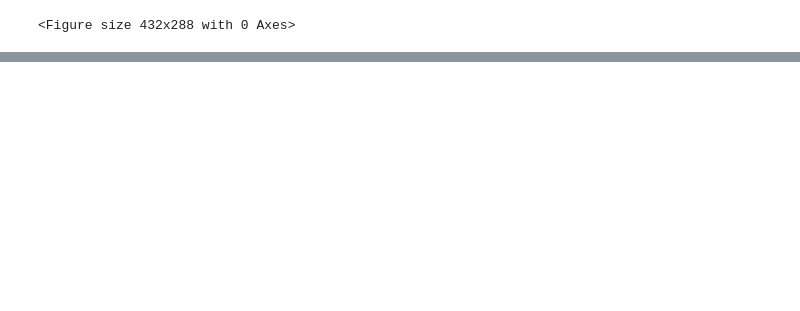
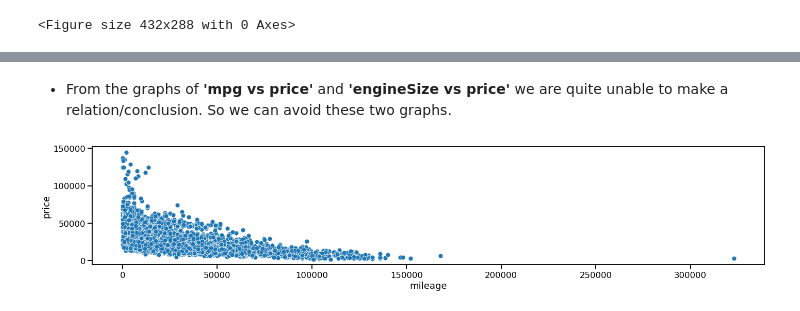
Before and after one commit to tasnimmuna2610/audi_used_car_analysis, a Jupyter notebook: audi_used_car_EDA.ipynb, the cells around one changed output, grey strips where cells are left out. Drawn from its saved outputs; the diff is of its cells as text; code cells hidden in the pictures; blank space fills up the shorter version.

```diff
--- a/audi_used_car_EDA.ipynb
+++ b/audi_used_car_EDA.ipynb
@@ -439,0 +473,12 @@ plt.savefig("AUDI Barplot.png")
+# %% [markdown]
+- From the graphs of **'mpg vs price'** and **'engineSize vs price'** we are quite unable to make a relation/conclusion. So we can avoid these two graphs.
+# %%
+plt.figure(figsize=(20,12))
+
+# mileage vs price
+plt.subplot(3,1,1)
+sns.scatterplot(x='mileage', y='price', data=data_frame)
+plt.tight_layout()
+plt.show()
+# %% [output]
+[figure, added]
```
Also changed, not shown: parts of 38 cells of this notebook.
